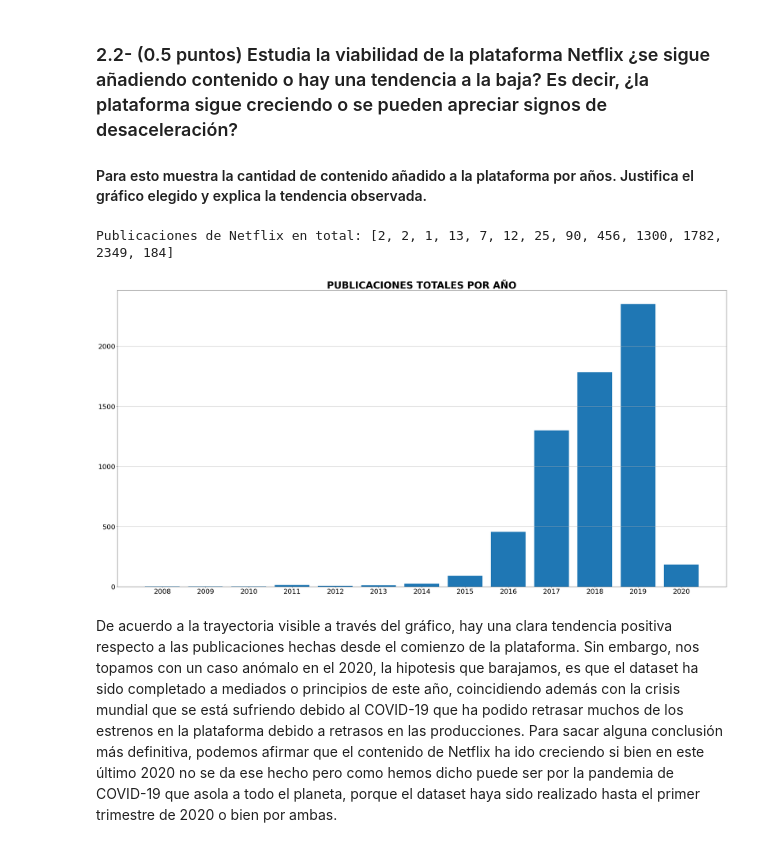
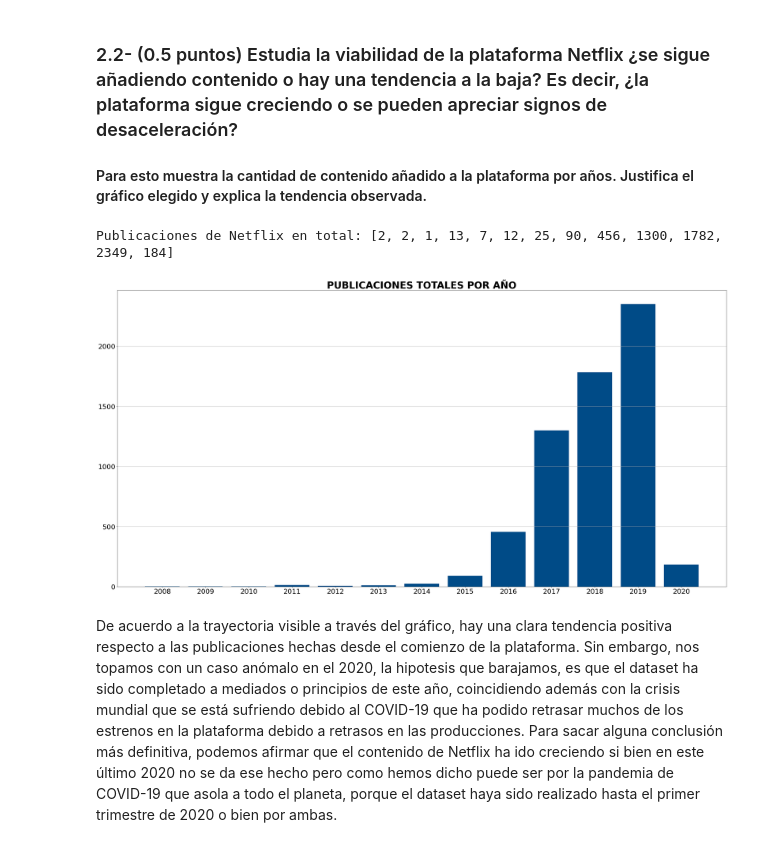
Before and after one commit to Jotivirix/Datamining_UFV, a Jupyter notebook: Lab1/entregable2/Lab1-Entregable2.ipynb, the cells around one changed output. Drawn from its saved outputs; the diff is of its cells as text; code cells hidden in the pictures.

```diff
--- a/Lab1/entregable2/Lab1-Entregable2.ipynb
+++ b/Lab1/entregable2/Lab1-Entregable2.ipynb
@@ -206,35 +207,35 @@ arrayTotal = []
 for year in years:
     pelisPorAnio = df_Netflix2[(df_Netflix2['type'] == 'Movie') & (df_Netflix2['date_added'] == year)]
     seriesPorAnio = df_Netflix2[(df_Netflix2['type'] == 'TV Show') & (df_Netflix2['date_added'] == year)]
     arrayTotal.append(pelisPorAnio.shape[0] + seriesPorAnio.shape[0])
     numAnios += 1
 
 print('Publicaciones de Netflix en total:',arrayTotal)
 
 height = arrayTotal
 bars = years
 posiciones = np.arange(len(bars))
 
 plt.figure(figsize=(40, 20))
 
 # Create bars
-plt.bar(posiciones, height)
+plt.bar(posiciones, height, color='#004B87')
 
 # Create names on the x-axis
 plt.xticks(posiciones, bars, fontsize=25)
 plt.yticks(fontsize=25)
 
 plt.title('PUBLICACIONES TOTALES POR AÑO', fontsize=35, fontweight='bold')
 
 plt.savefig('totalReleasesYearly.png')
 
 plt.grid(b=True, which='major', axis='y')
 
 # Show graphic
 plt.show()
 # %% [output]
 Publicaciones de Netflix en total: [2, 2, 1, 13, 7, 12, 25, 90, 456, 1300, 1782, 2349, 184]
-[figure, old version]
+[figure, new version]
 # %% [markdown]
 De acuerdo a la trayectoria visible a través del gráfico, hay una clara tendencia positiva respecto a las publicaciones hechas desde el comienzo de la plataforma. Sin embargo, nos topamos con un caso anómalo en el 2020, la hipotesis que barajamos, es que el dataset ha sido completado a mediados o principios de este año, coincidiendo además con la crisis mundial que se está sufriendo debido al COVID-19 que ha podido retrasar muchos de los estrenos en la plataforma debido a retrasos en las producciones. Para sacar alguna conclusión más definitiva, podemos afirmar que el contenido de Netflix ha ido creciendo si bien en este último 2020 no se da ese hecho pero como hemos dicho puede ser por la pandemia de COVID-19 que asola a todo el planeta, porque el dataset haya sido realizado hasta el primer trimestre de 2020 o bien por ambas.
 # %% [markdown]
```
Also changed, not shown: parts of 9 cells of this notebook, 9 other files.
